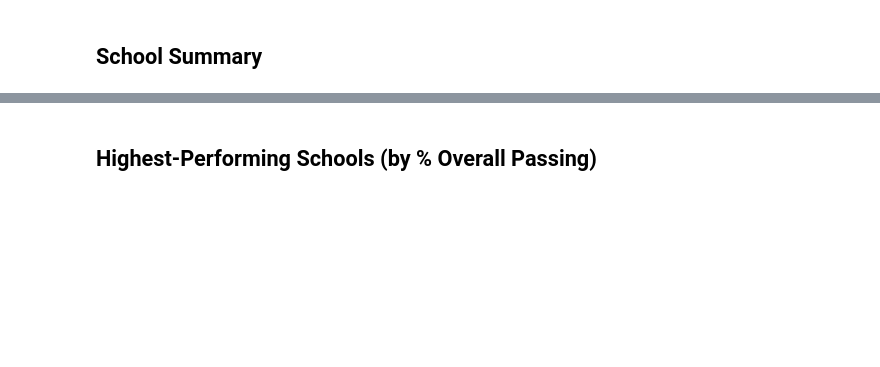
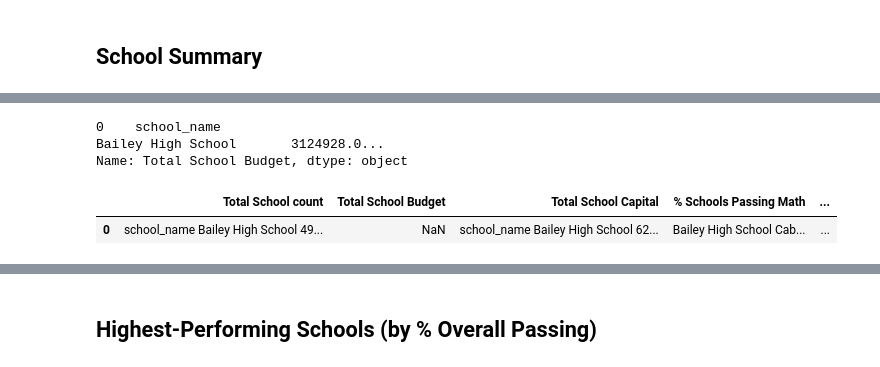
Before and after one commit to OkeyOc/Pandas_Challange_OC, a Jupyter notebook: Starter_Code4/Starter_Code/PyCitySchools/PyCitySchools_starter.ipynb, the cells around one changed output, grey strips where cells are left out. Cells and saved outputs as stored; diff of their text form; code cells hidden in the pictures; blank space fills up the shorter version.

```diff
--- a/Starter_Code4/Starter_Code/PyCitySchools/PyCitySchools_starter.ipynb
+++ b/Starter_Code4/Starter_Code/PyCitySchools/PyCitySchools_starter.ipynb
@@ -117,5 +152,7 @@ SyntaxError: invalid syntax (3403443642.py, line 2)
 # %%
 # Calculate the total school budget and per capita spending per school
-per_school_budget =
-per_school_capita =
+per_school_budget = school_data_complete.groupby("school_name")["budget"].mean()
+per_school_capita = per_school_budget/per_school_counts
+per_school_budget
+per_school_capita
 # %% [output]
@@ -155,0 +299,21 @@ Error:
+# %%
+# Create a DataFrame called `per_school_summary` with columns for the calculations above.
+per_school_summary = pd.DataFrame({"Total School count": [per_school_counts],
+                                   "Total School Budget": [per_school_budget],
+                                   "Total School Capital": [per_school_capita],
+                                   " % Schools Passing Math": [per_school_passing_math],
+                                   " % Schools passing Reading": [per_school_passing_reading],
+                                   "Overall Passing Rate": [overall_passing_rate]})
+per_school_summary['Total School Budget']
+# %% [output]
+0    school_name
+Bailey High School       3124928.0...
+Name: Total School Budget, dtype: object
+# %%
+# if you get a type error try
+per_school_summary["Total School Budget"] = pd.to_numeric(per_school_summary["Total School Budget"], errors="coerce")
+per_school_summary["Per Student Budget"] = pd.to_numeric(per_school_summary["Total School Budget"], errors="coerce")
+per_school_summary
+# %% [output]
+|  | Total School count | Total School Budget | Total School Capital | % Schools Passing Math | ... |
+| 0 | school_name Bailey High School 49... | NaN | school_name Bailey High School 62... | Bailey High School Cab... | ... |
```
Also changed, not shown: parts of 17 cells of this notebook.
